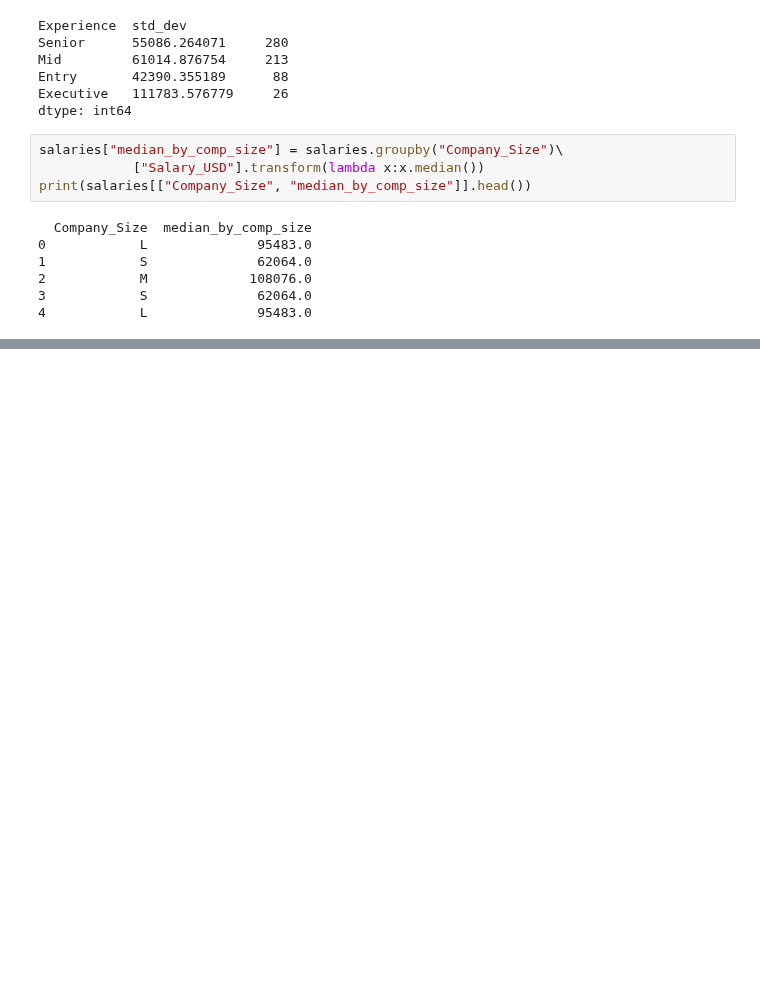
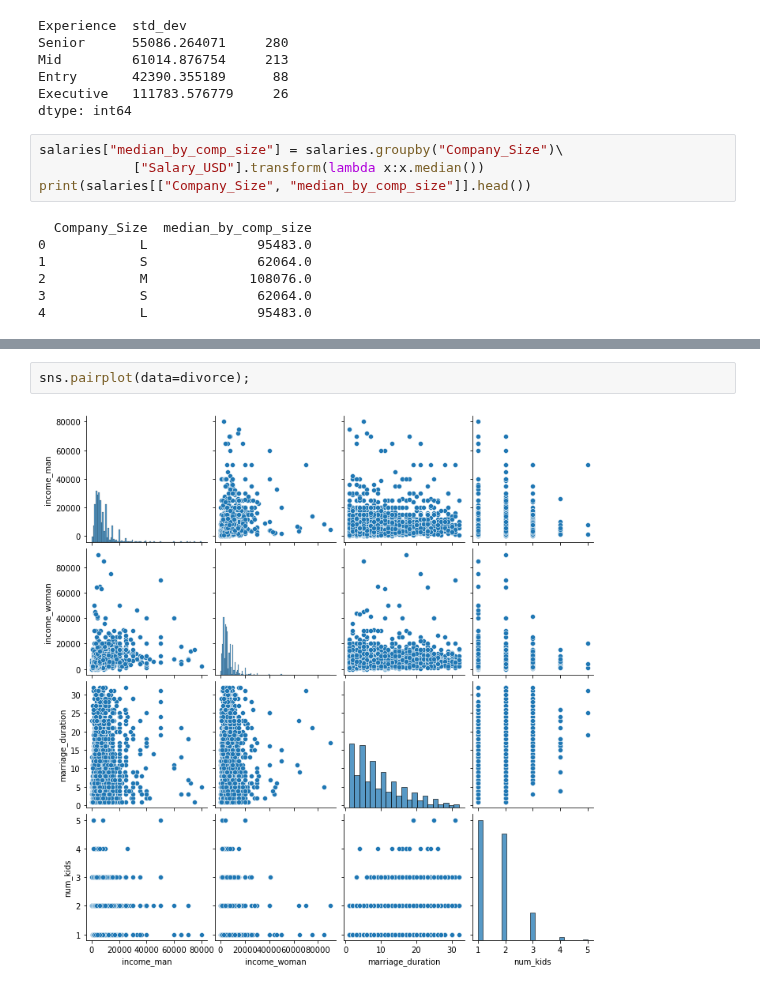
Before and after one commit to ecuerbo/pyprac, a Jupyter notebook: datacamp/exploratory-data-analysis.ipynb, the cells around one changed output, grey strips where cells are left out. Cells and saved outputs as stored; diff of their text form; blank space fills up the shorter version.

```diff
--- a/datacamp/exploratory-data-analysis.ipynb
+++ b/datacamp/exploratory-data-analysis.ipynb
@@ -539,0 +667,4 @@ print(salaries[["Company_Size", "median_by_comp_size"]].head())
+# %%
+sns.pairplot(data=divorce);
+# %% [output]
+[figure, added]
```
Also changed, not shown: parts of 24 cells of this notebook.
